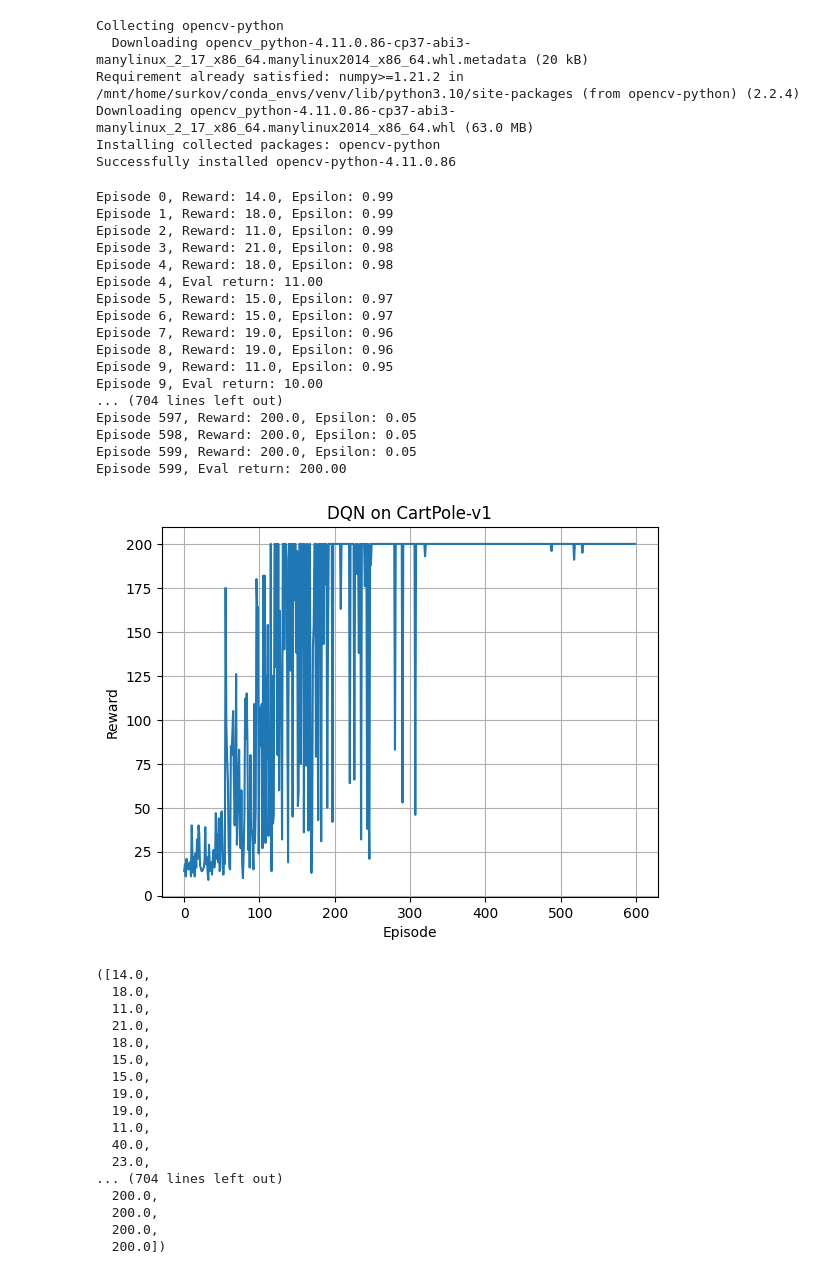
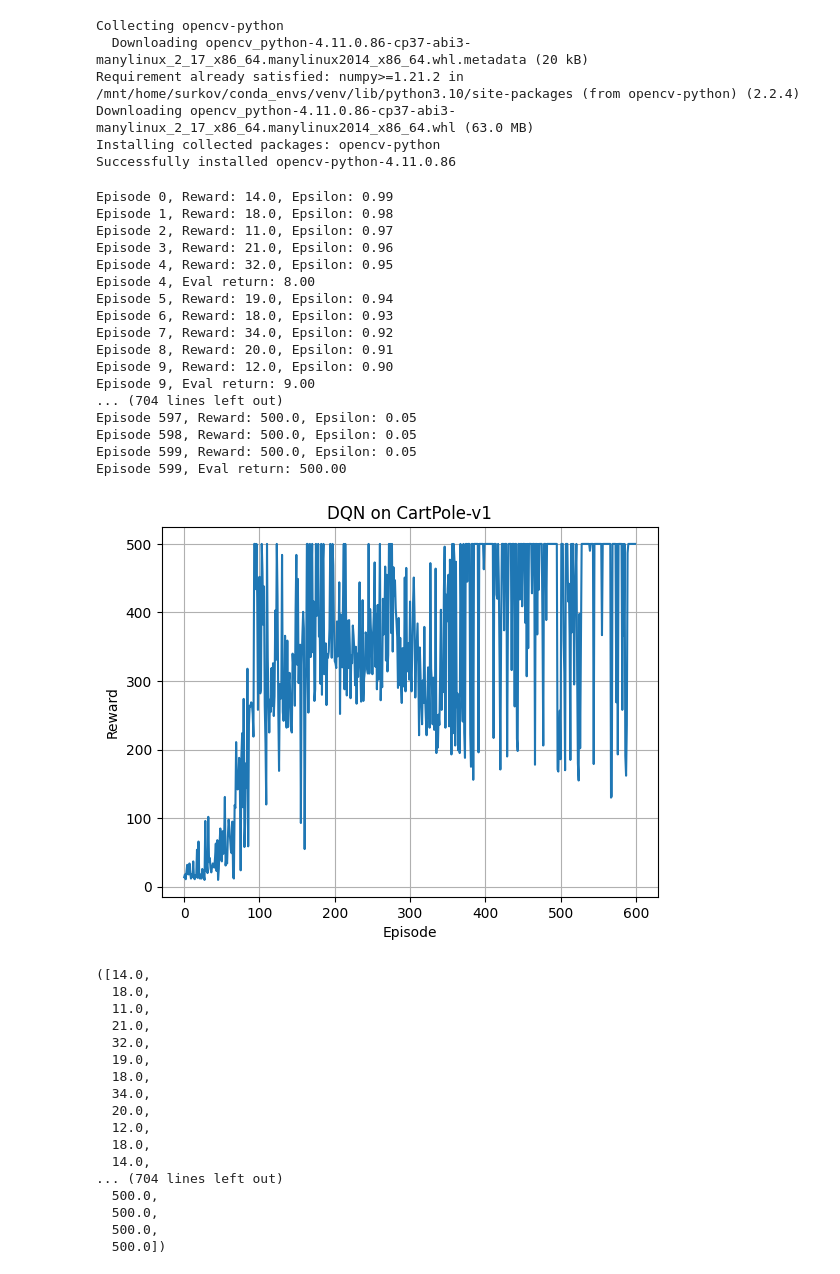
Before and after one commit to surkovv/RL_Project, a Jupyter notebook: DQN.ipynb, the cells around one changed output. Cells and saved outputs as stored; diff of their text form; code cells hidden in the pictures.

```diff
--- a/DQN.ipynb
+++ b/DQN.ipynb
@@ -281,46 +281,47 @@ Successfully installed opencv-python-4.11.0.86
 # %%
 from dqn import DQNAgent
 import gymnasium as gym
 from utils import ReplayBuffer
 
 agent = DQNAgent(
-    env_name="CartPole-v1"
+    env_name="CartPole-v1",
+    num_steps=500
 )
 
 agent.train_with_seed(0)
 # %% [output]
 Episode 0, Reward: 14.0, Epsilon: 0.99
-Episode 1, Reward: 18.0, Epsilon: 0.99
-Episode 2, Reward: 11.0, Epsilon: 0.99
-Episode 3, Reward: 21.0, Epsilon: 0.98
-Episode 4, Reward: 18.0, Epsilon: 0.98
-Episode 4, Eval return: 11.00
-Episode 5, Reward: 15.0, Epsilon: 0.97
-Episode 6, Reward: 15.0, Epsilon: 0.97
-Episode 7, Reward: 19.0, Epsilon: 0.96
-Episode 8, Reward: 19.0, Epsilon: 0.96
-Episode 9, Reward: 11.0, Epsilon: 0.95
-Episode 9, Eval return: 10.00
+Episode 1, Reward: 18.0, Epsilon: 0.98
+Episode 2, Reward: 11.0, Epsilon: 0.97
+Episode 3, Reward: 21.0, Epsilon: 0.96
+Episode 4, Reward: 32.0, Epsilon: 0.95
+Episode 4, Eval return: 8.00
+Episode 5, Reward: 19.0, Epsilon: 0.94
+Episode 6, Reward: 18.0, Epsilon: 0.93
+Episode 7, Reward: 34.0, Epsilon: 0.92
+Episode 8, Reward: 20.0, Epsilon: 0.91
+Episode 9, Reward: 12.0, Epsilon: 0.90
+Episode 9, Eval return: 9.00
 ... (704 lines left out)
-Episode 597, Reward: 200.0, Epsilon: 0.05
-Episode 598, Reward: 200.0, Epsilon: 0.05
-Episode 599, Reward: 200.0, Epsilon: 0.05
-Episode 599, Eval return: 200.00
+Episode 597, Reward: 500.0, Epsilon: 0.05
+Episode 598, Reward: 500.0, Epsilon: 0.05
+Episode 599, Reward: 500.0, Epsilon: 0.05
+Episode 599, Eval return: 500.00
-[figure, old version]
+[figure, new version]
 ([14.0,
   18.0,
   11.0,
   21.0,
+  32.0,
+  19.0,
   18.0,
-  15.0,
-  15.0,
-  19.0,
-  19.0,
-  11.0,
-  40.0,
-  23.0,
+  34.0,
+  20.0,
+  12.0,
+  18.0,
+  14.0,
 ... (704 lines left out)
-  200.0,
-  200.0,
-  200.0,
-  200.0])
+  500.0,
+  500.0,
+  500.0,
+  500.0])
```
Also changed, not shown: parts of 2 cells of this notebook, 2 other files.
